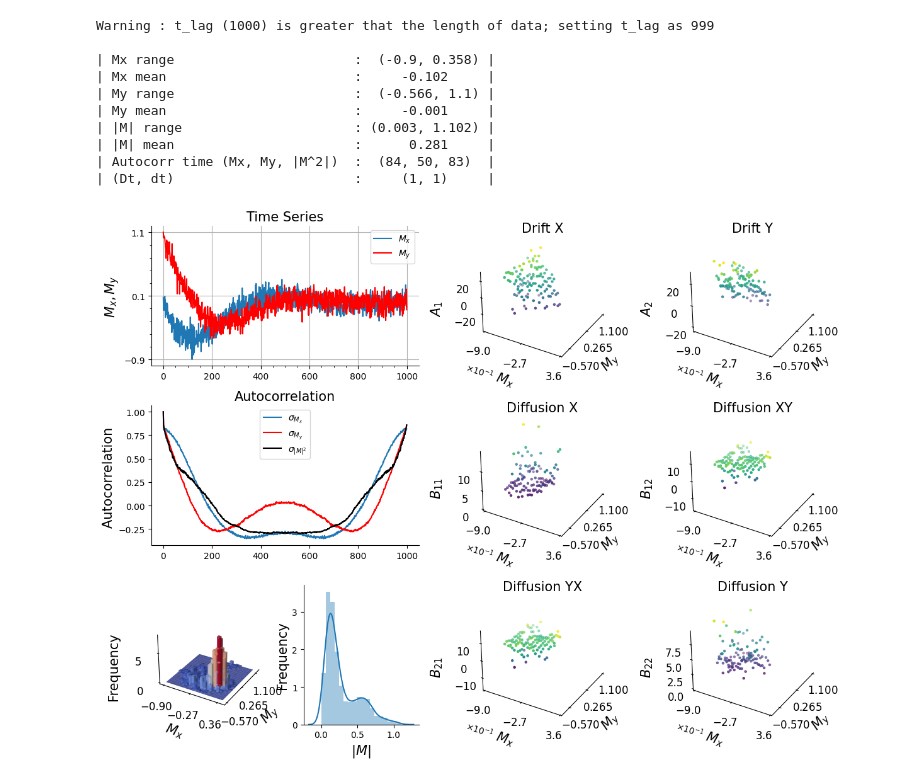
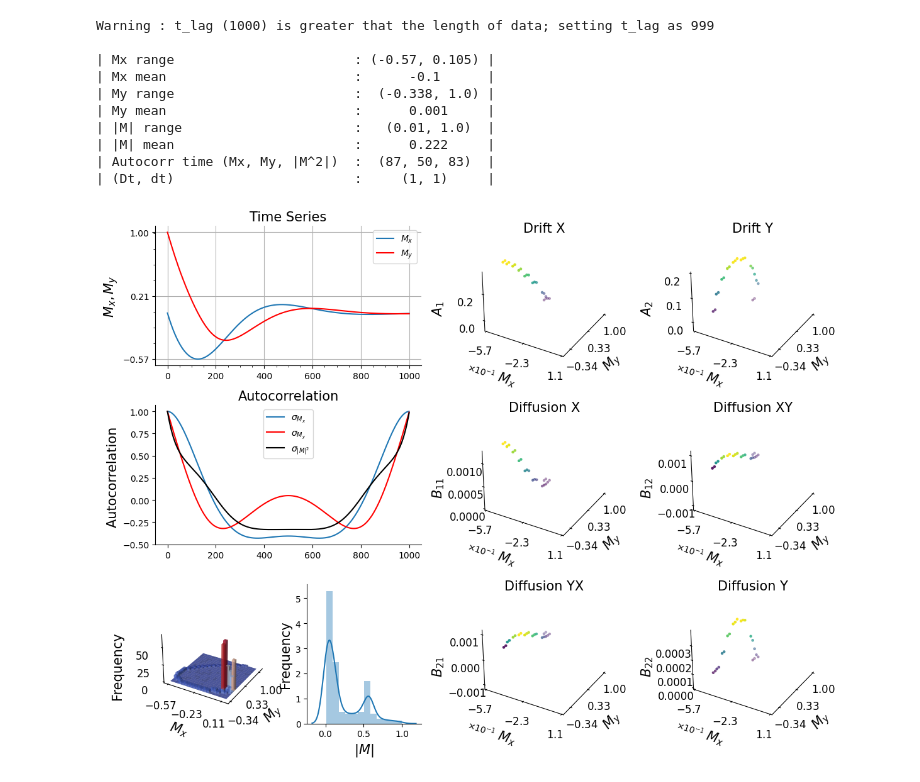
Before and after one commit to kyrxanthos/NN_dynamical_systems, a Jupyter notebook: ts_daddy.ipynb, the cells around one changed output. Drawn from its saved outputs; the diff is of its cells as text; code cells hidden in the pictures.

```diff
--- a/ts_daddy.ipynb
+++ b/ts_daddy.ipynb
@@ -18,36 +13,35 @@ integrator_keywords['atol'] = 1e-12
 # %%
 # Generate measurement data
 dt = .01
 
 t_train = np.arange(0, 10, dt)
 x0_train = [0, 1]
 t_train_span = (t_train[0], t_train[-1])
 dim = 2
 multiple = True
 
 def van_der_pol(t, x, p=[1]):
     return [-x[1],  x[0] - p[0] * (1 - x[0] ** 2) * x[1]]
 
 # (1000,2)
 x_train = solve_ivp(fun = van_der_pol,
             t_span = t_train_span, y0 = x0_train, t_eval=t_train,
              **integrator_keywords).y.T
 
-x_train = x_train + np.random.normal(0 ,0.1, (x_train.shape[0], x_train.shape[1]))
-
+# x_train = x_train + np.random.normal(0 ,0.1, (x_train.shape[0], x_train.shape[1]))
 ddsde = pydaddy.Characterize([x_train[:,0], x_train[:,1]], t=t_train, bins =20)
 # %% [output]
 Warning : t_lag (1000) is greater that the length of data; setting t_lag as 999
 
-| Mx range                       :  (-0.9, 0.358) |
-| Mx mean                        :     -0.102     |
-| My range                       :  (-0.566, 1.1) |
-| My mean                        :     -0.001     |
-| |M| range                      : (0.003, 1.102) |
-| |M| mean                       :      0.281     |
-| Autocorr time (Mx, My, |M^2|)  :  (84, 50, 83)  |
+| Mx range                       : (-0.57, 0.105) |
+| Mx mean                        :      -0.1      |
+| My range                       :  (-0.338, 1.0) |
+| My mean                        :      0.001     |
+| |M| range                      :   (0.01, 1.0)  |
+| |M| mean                       :      0.222     |
+| Autocorr time (Mx, My, |M^2|)  :  (87, 50, 83)  |
 | (Dt, dt)                       :     (1, 1)     |
-[figure, old version]
+[figure, new version]
 # %%
 A1 = ddsde.fit('A1', order=3, tune=True)
 A2 = ddsde.fit('A2', order=3, tune=True)
```
Also changed, not shown: parts of 8 cells of this notebook, 6 other files.
